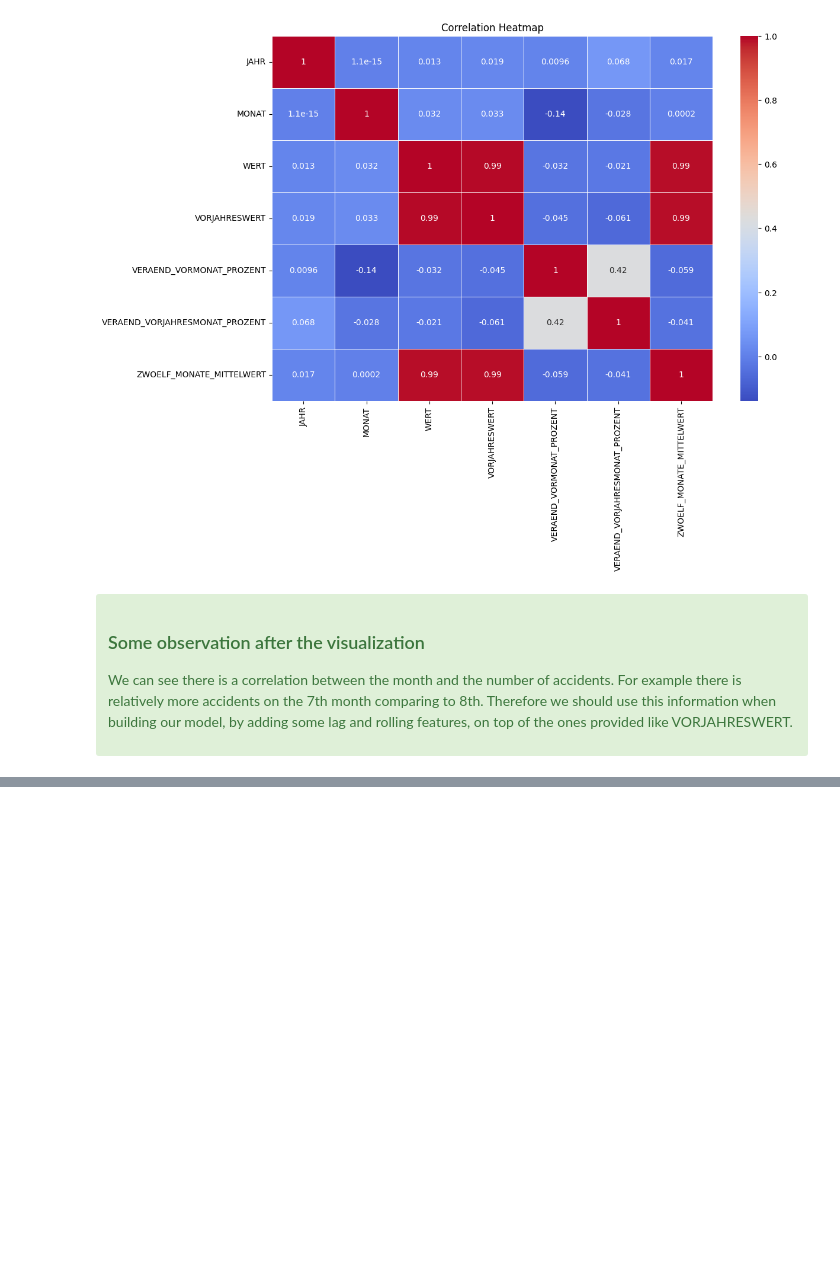
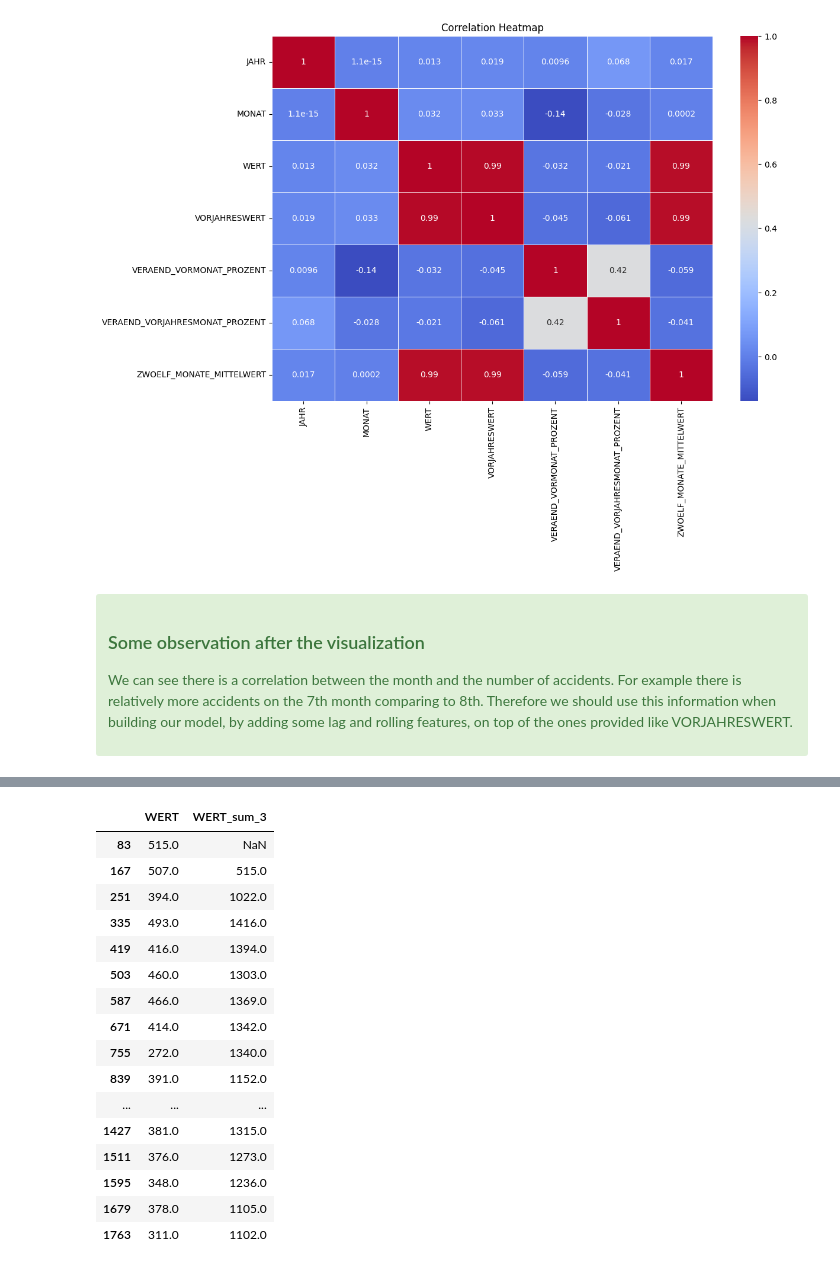
Before and after one commit to ahmetsenturk/dps-ai-challenge, a Jupyter notebook: exploratory_analysis.ipynb, the cells around one changed output, grey strips where cells are left out. Saved outputs shown, nothing was run; the diff lists cells and outputs as text; code cells hidden in the pictures; blank space fills up the shorter version.

```diff
--- a/exploratory_analysis.ipynb
+++ b/exploratory_analysis.ipynb
@@ -176,0 +206,22 @@ We can see there is a correlation between the month and the number of accidents.
+# %%
+# let's observe the df - and see if there are any miscalculations
+
+df[(df["MONAT"] == 12) & (df["MONATSZAHL"] == "Verkehrsunfälle") & (df["AUSPRAEGUNG"] == "Verletzte und Getötete")][["WERT", "WERT_sum_3"]]
+# %% [output]
+|  | WERT | WERT_sum_3 |
+| 83 | 515.0 | NaN |
+| 167 | 507.0 | 515.0 |
+| 251 | 394.0 | 1022.0 |
+| 335 | 493.0 | 1416.0 |
+| 419 | 416.0 | 1394.0 |
+| 503 | 460.0 | 1303.0 |
+| 587 | 466.0 | 1369.0 |
+| 671 | 414.0 | 1342.0 |
+| 755 | 272.0 | 1340.0 |
+| 839 | 391.0 | 1152.0 |
+| ... | ... | ... |
+| 1427 | 381.0 | 1315.0 |
+| 1511 | 376.0 | 1273.0 |
+| 1595 | 348.0 | 1236.0 |
+| 1679 | 378.0 | 1105.0 |
+| 1763 | 311.0 | 1102.0 |
```
Also changed, not shown: parts of 16 cells of this notebook.
